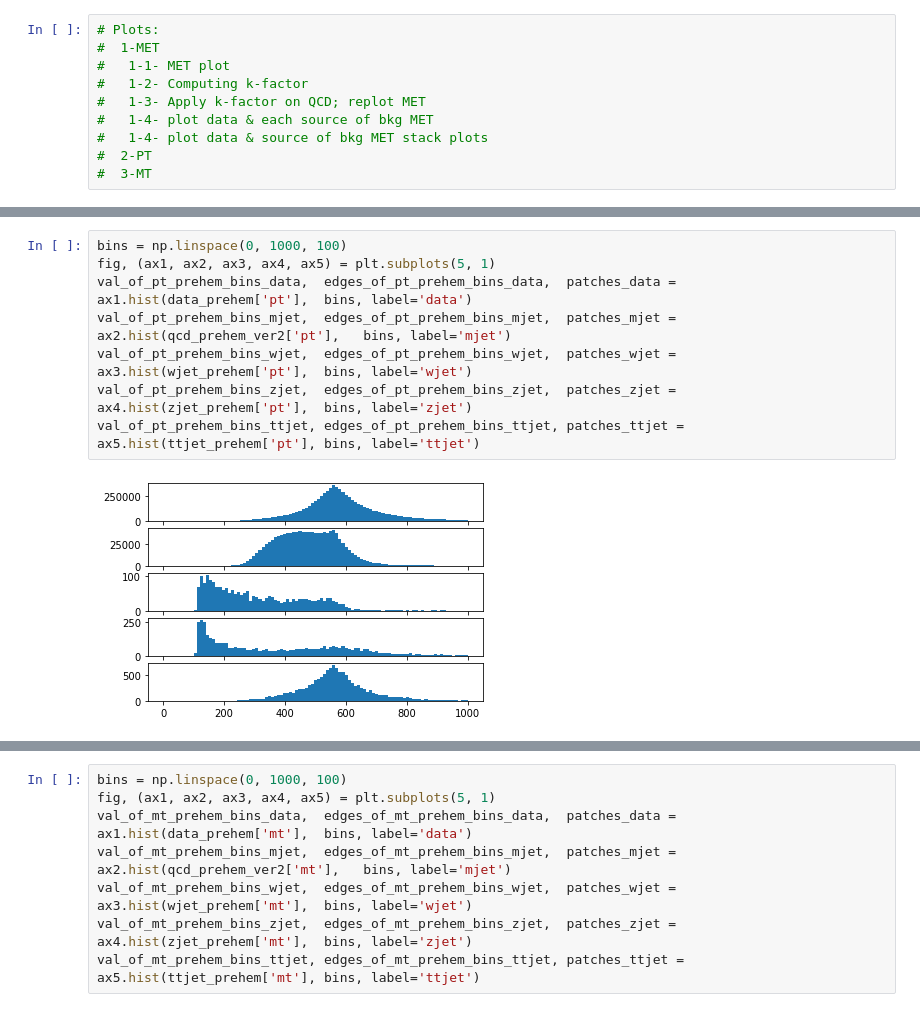
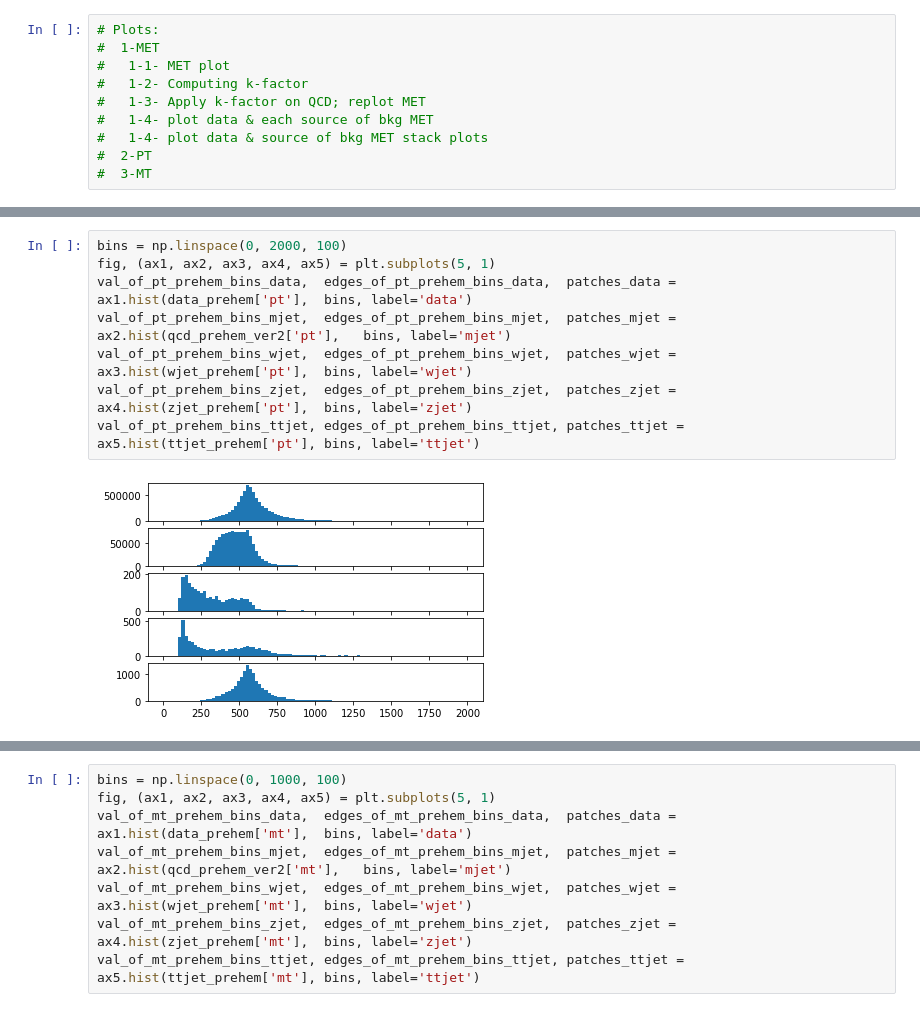
Before and after one commit to boostedsvj/svj-bdt, a Jupyter notebook: weight_correct_PreHEM.ipynb, the cells around one changed output, grey strips where cells are left out. Drawn from its saved outputs; the diff is of its cells as text.

```diff
--- a/weight_correct_PreHEM.ipynb
+++ b/weight_correct_PreHEM.ipynb
@@ -486,13 +517,13 @@ array([4.2])
 # %%
-bins = np.linspace(0, 1000, 100)
+bins = np.linspace(0, 2000, 100)
 fig, (ax1, ax2, ax3, ax4, ax5) = plt.subplots(5, 1)
 val_of_pt_prehem_bins_data,  edges_of_pt_prehem_bins_data,  patches_data =  ax1.hist(data_prehem['pt'],  bins, label='data')
 val_of_pt_prehem_bins_mjet,  edges_of_pt_prehem_bins_mjet,  patches_mjet =  ax2.hist(qcd_prehem_ver2['pt'],   bins, label='mjet')
 val_of_pt_prehem_bins_wjet,  edges_of_pt_prehem_bins_wjet,  patches_wjet =  ax3.hist(wjet_prehem['pt'],  bins, label='wjet')
 val_of_pt_prehem_bins_zjet,  edges_of_pt_prehem_bins_zjet,  patches_zjet =  ax4.hist(zjet_prehem['pt'],  bins, label='zjet')
 val_of_pt_prehem_bins_ttjet, edges_of_pt_prehem_bins_ttjet, patches_ttjet = ax5.hist(ttjet_prehem['pt'], bins, label='ttjet')
 # %% [output]
-[figure, old version]
+[figure, new version]
 # %%
 bins = np.linspace(0,1000,100)
 fig = plt.figure(figsize=(10, 100))
```
Also changed, not shown: parts of 21 cells of this notebook, 1 other file.
